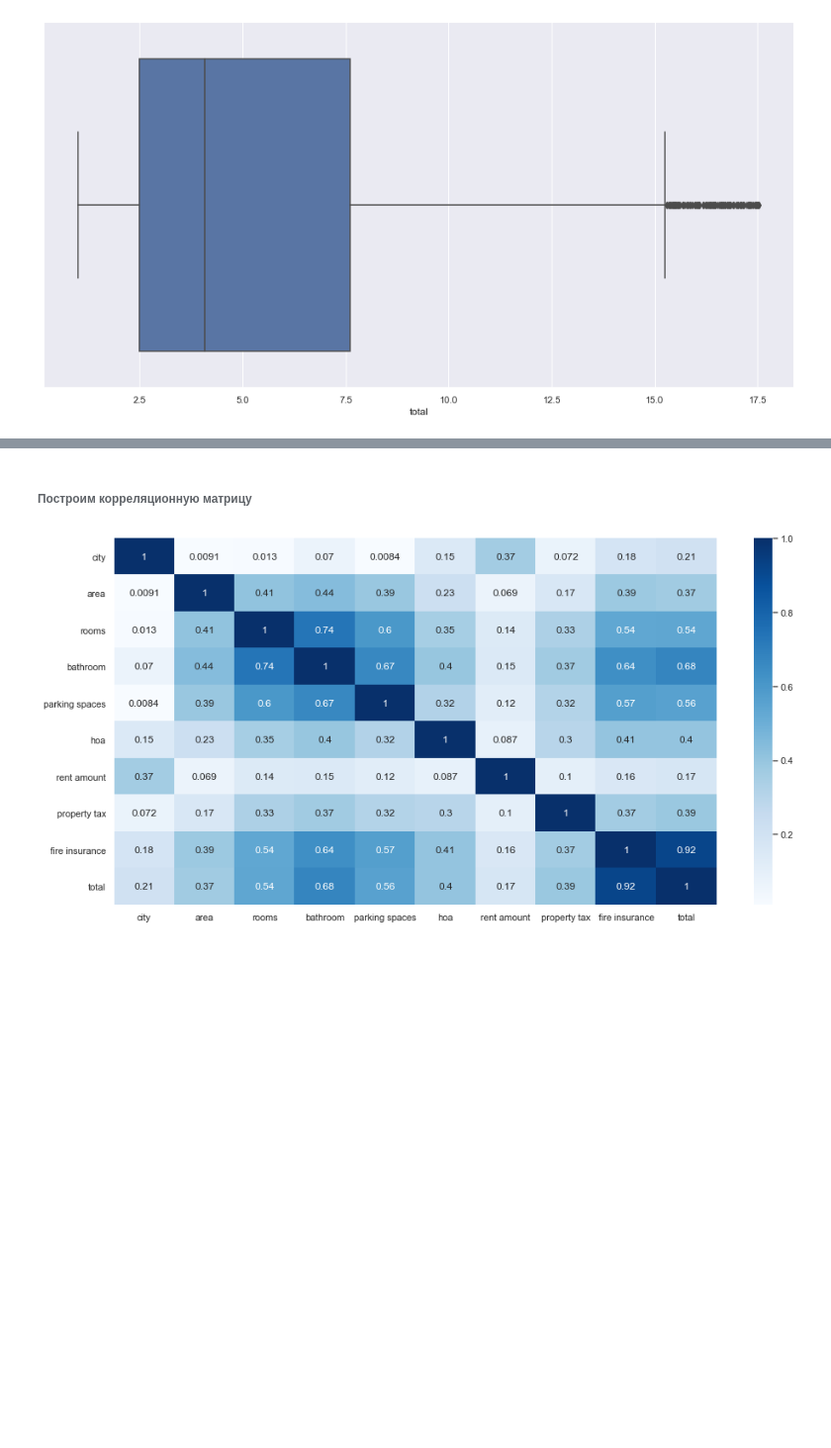
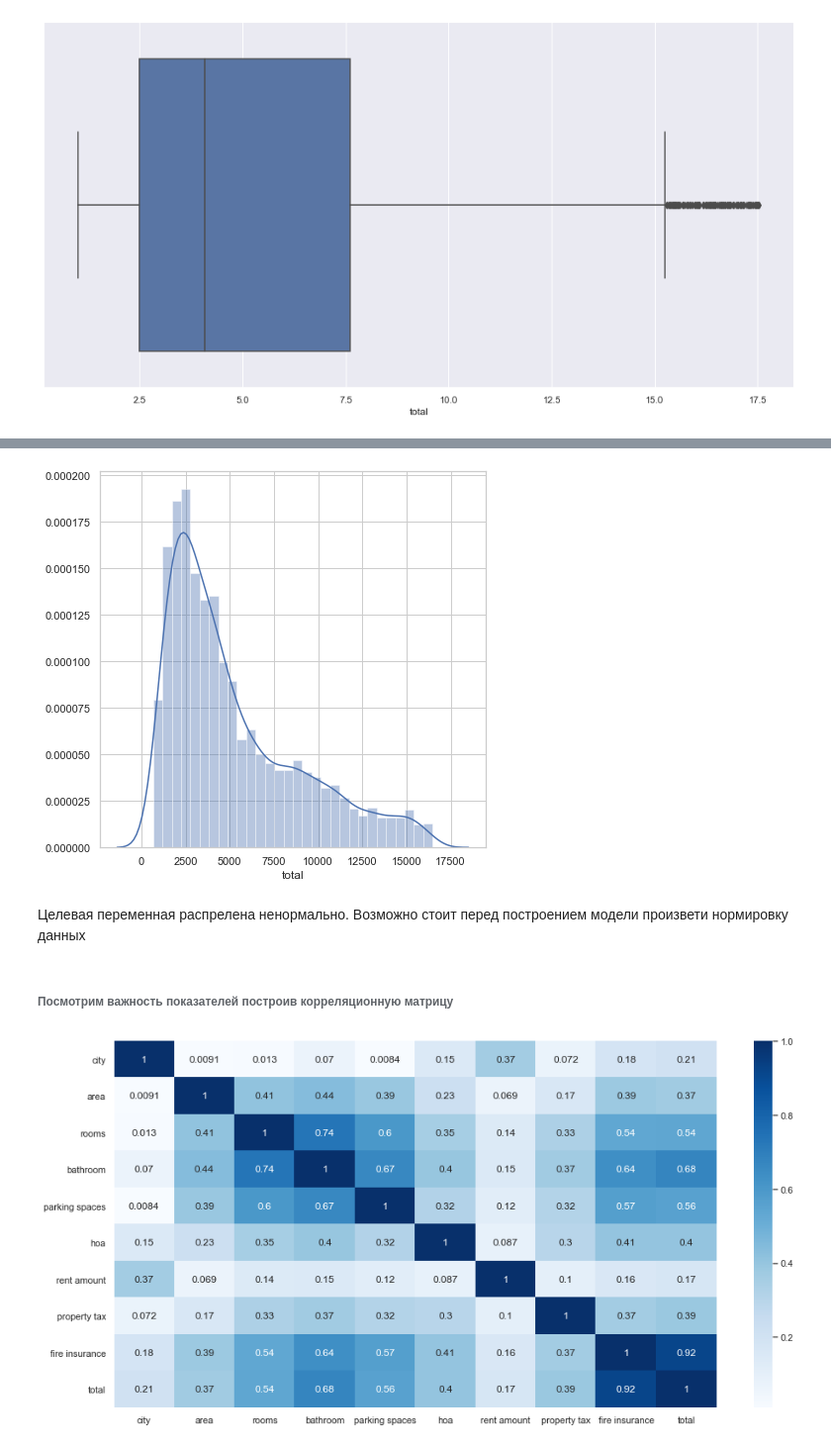
Before and after one commit to aksesss/Methods-of-Machine-Learning, a Jupyter notebook: rk/RK1.ipynb, the cells around one changed output, grey strips where cells are left out. Shown at 99% size. Cells and saved outputs as stored; diff of their text form; code cells hidden in the pictures; blank space fills up the shorter version.

```diff
--- a/rk/RK1.ipynb
+++ b/rk/RK1.ipynb
@@ -172,5 +218,13 @@ sns.boxplot(df_m["total"])
+# %%
+plt.figure(figsize = (7,7))
+sns.set(style = "whitegrid")
+f = sns.distplot(df_m["total"])
+# %% [output]
+[figure, added]
+# %% [markdown]
+Целевая переменная распрелена ненормально. Возможно стоит перед построением модели произвети нормировку данных
 # %% [markdown]
-###### Построим корреляционную матрицу
+###### Посмотрим важность показателей построив корреляционную матрицу
 # %%
 ax = sns.heatmap(abs(df_m.corr()), annot=True,cmap="Blues")
 # %% [output]
```
Also changed, not shown: parts of 16 cells of this notebook.
